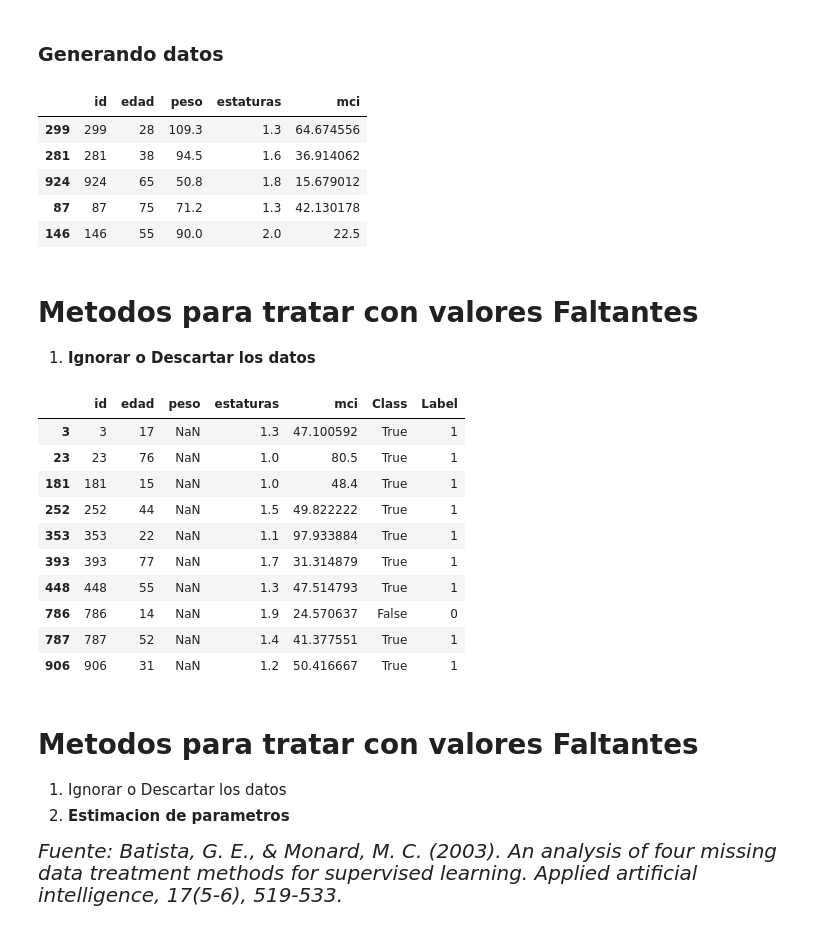
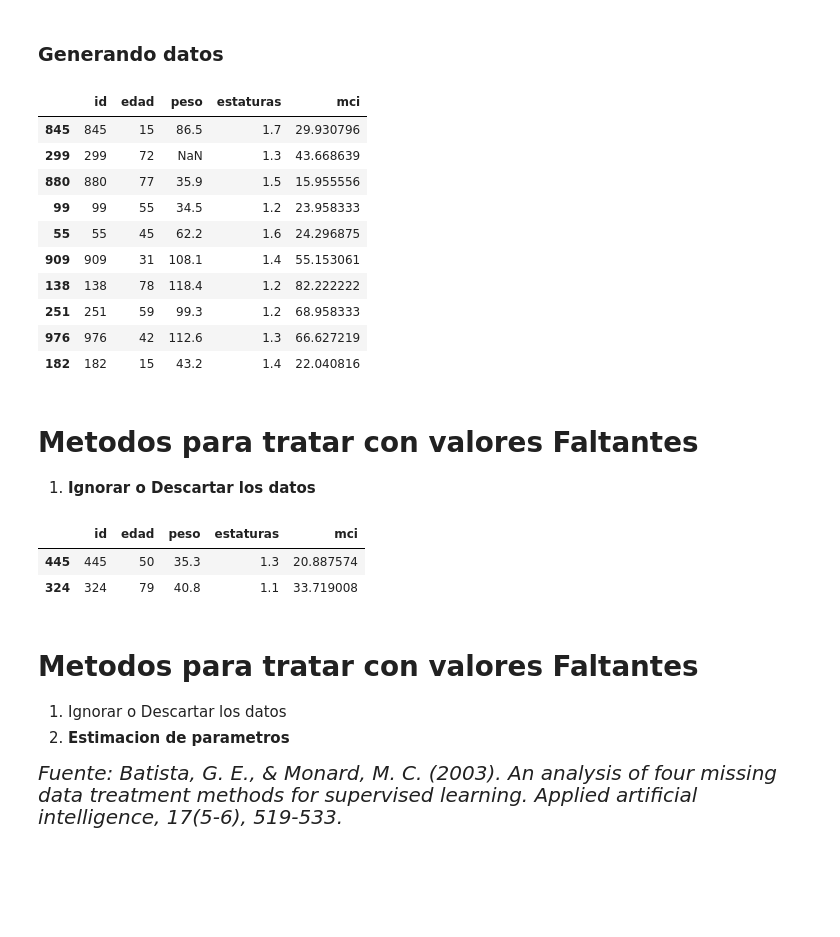
Before and after one commit to UnidadDataScience/DiplomadoIA2021, a Jupyter notebook: Clasificacion.ipynb, the cells around one changed output. Cells and saved outputs as stored; diff of their text form; code cells hidden in the pictures; blank space fills up the shorter version.

```diff
--- a/Clasificacion.ipynb
+++ b/Clasificacion.ipynb
@@ -74,31 +74,31 @@ df['edad'] = insert_nan(edades, 10)
 df['peso'] = insert_nan(pesos, 10)
 df['estaturas'] = insert_nan(estaturas, 10)
 df['mci'] = insert_nan(mcis, 10)
-df.sample(5)
+df.sample(10)
 # %% [output]
 |  | id | edad | peso | estaturas | mci |
-| 299 | 299 | 28 | 109.3 | 1.3 | 64.674556 |
-| 281 | 281 | 38 | 94.5 | 1.6 | 36.914062 |
-| 924 | 924 | 65 | 50.8 | 1.8 | 15.679012 |
-| 87 | 87 | 75 | 71.2 | 1.3 | 42.130178 |
-| 146 | 146 | 55 | 90.0 | 2.0 | 22.5 |
+| 845 | 845 | 15 | 86.5 | 1.7 | 29.930796 |
+| 299 | 299 | 72 | NaN | 1.3 | 43.668639 |
+| 880 | 880 | 77 | 35.9 | 1.5 | 15.955556 |
+| 99 | 99 | 55 | 34.5 | 1.2 | 23.958333 |
+| 55 | 55 | 45 | 62.2 | 1.6 | 24.296875 |
+| 909 | 909 | 31 | 108.1 | 1.4 | 55.153061 |
+| 138 | 138 | 78 | 118.4 | 1.2 | 82.222222 |
+| 251 | 251 | 59 | 99.3 | 1.2 | 68.958333 |
+| 976 | 976 | 42 | 112.6 | 1.3 | 66.627219 |
+| 182 | 182 | 15 | 43.2 | 1.4 | 22.040816 |
 # %% [markdown]
 # Metodos para tratar con valores Faltantes
 1. **Ignorar o Descartar los datos**
 # %%
-df[df['peso'].isnull()]
+df.isna().any()
+
+condicion = df['estaturas'].isnull()
+df[~condicion].sample(2)
 # %% [output]
-|  | id | edad | peso | estaturas | mci | Class | Label |
-| 3 | 3 | 17 | NaN | 1.3 | 47.100592 | True | 1 |
-| 23 | 23 | 76 | NaN | 1.0 | 80.5 | True | 1 |
-| 181 | 181 | 15 | NaN | 1.0 | 48.4 | True | 1 |
-| 252 | 252 | 44 | NaN | 1.5 | 49.822222 | True | 1 |
-| 353 | 353 | 22 | NaN | 1.1 | 97.933884 | True | 1 |
-| 393 | 393 | 77 | NaN | 1.7 | 31.314879 | True | 1 |
-| 448 | 448 | 55 | NaN | 1.3 | 47.514793 | True | 1 |
-| 786 | 786 | 14 | NaN | 1.9 | 24.570637 | False | 0 |
-| 787 | 787 | 52 | NaN | 1.4 | 41.377551 | True | 1 |
-| 906 | 906 | 31 | NaN | 1.2 | 50.416667 | True | 1 |
+|  | id | edad | peso | estaturas | mci |
+| 445 | 445 | 50 | 35.3 | 1.3 | 20.887574 |
+| 324 | 324 | 79 | 40.8 | 1.1 | 33.719008 |
 # %% [markdown]
 # Metodos para tratar con valores Faltantes
 1. Ignorar o Descartar los datos
```
Also changed, not shown: parts of 11 cells of this notebook.
